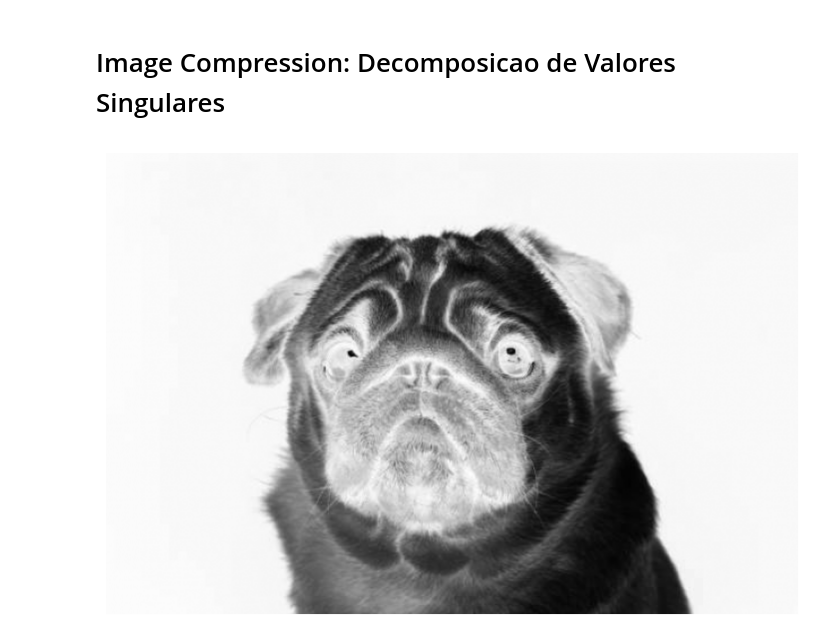
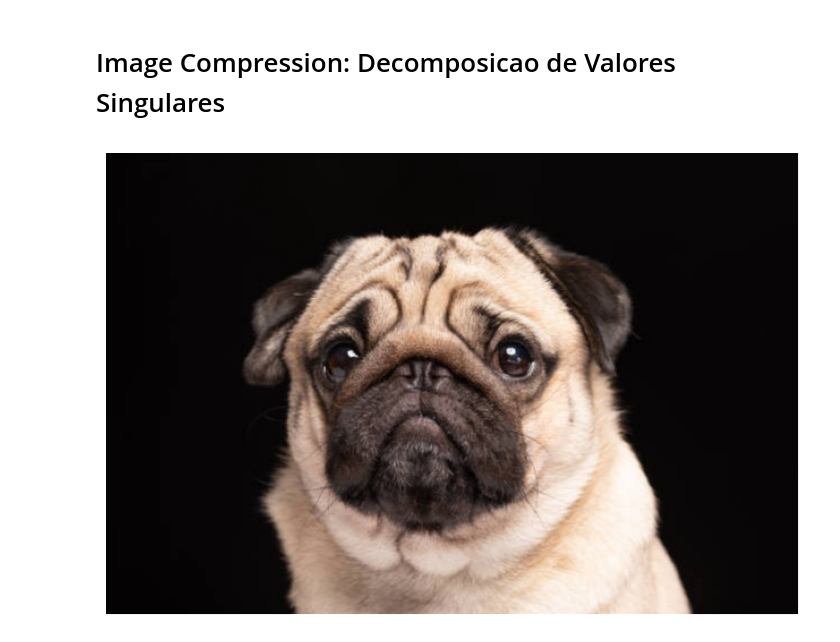
Before and after one commit to brendalima7/projeto-final-algelin, a Jupyter notebook: notebooks/IMAGE_COMPRESSION.ipynb, the cells around one changed output. Cells and saved outputs as stored; diff of their text form; code cells hidden in the pictures.

```diff
--- a/notebooks/IMAGE_COMPRESSION.ipynb
+++ b/notebooks/IMAGE_COMPRESSION.ipynb
@@ -3,16 +3,14 @@
 # %%
 from matplotlib.image import imread
 import matplotlib.pyplot as plt
 import numpy as np
 plt.rcParams['figure.figsize'] = [12,6]
 
-A = imread('../images/dog.jpg')
-X = np.mean(A,-1) # convert RGB to grayscale
+A = imread('../images/image_compression/dog.jpg')
 
-img = plt.imshow(256-X)
-img.set_cmap('gray')
+plt.imshow(A)
 plt.axis('off')
 plt.show()
 # %% [output]
-[figure, old version]
+[figure, new version]
 # %%
```
Also changed, not shown: parts of 3 cells of this notebook, 10 other files.
